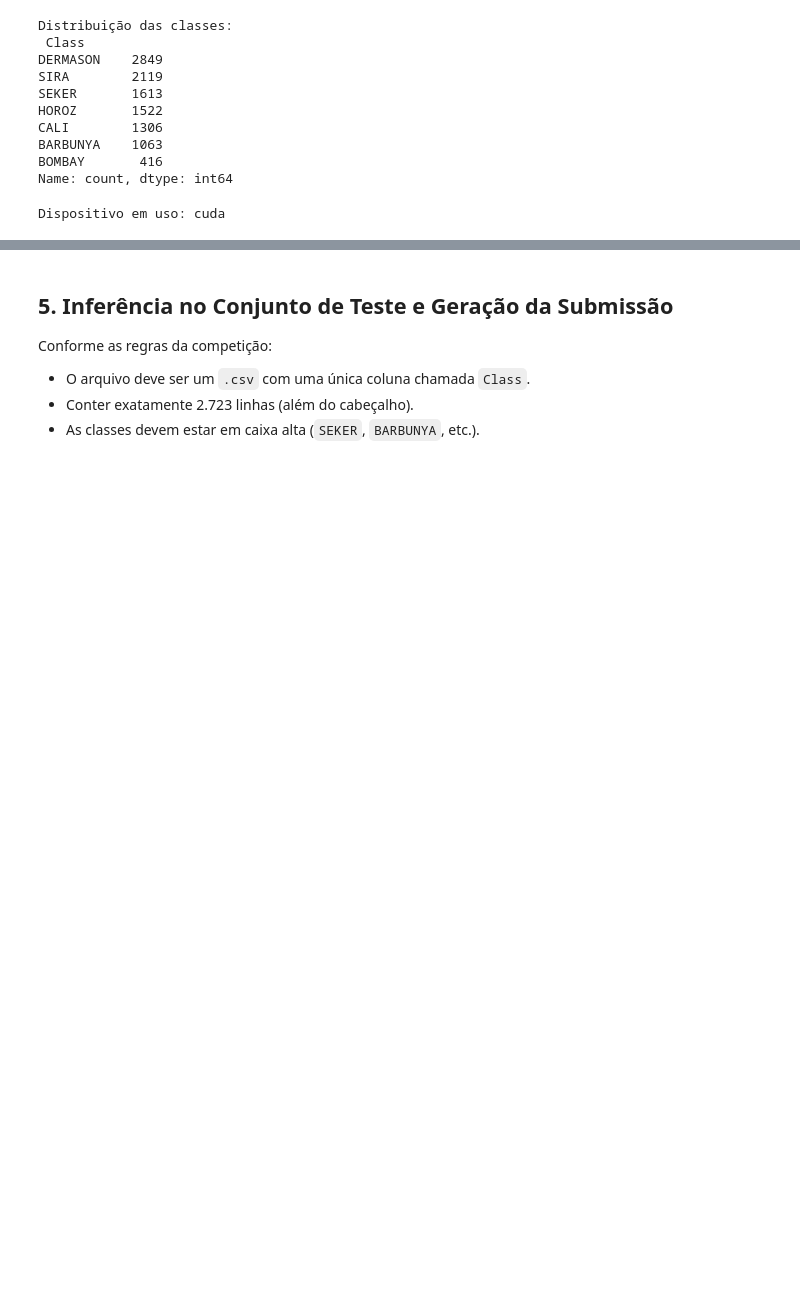
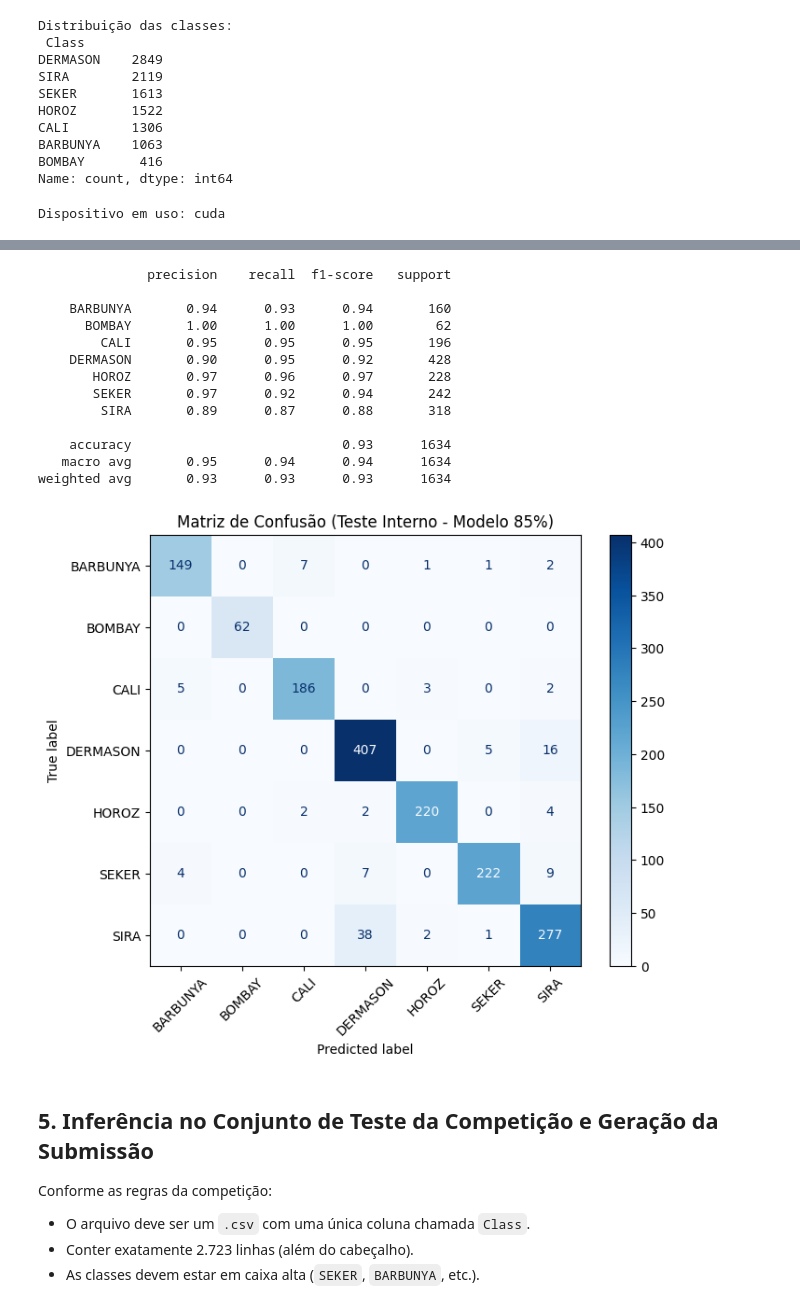
Before and after one commit to Matheus-dCastro/APRENDIZADO-PROFUNDO, a Jupyter notebook: Unidade 01 /01-beans/classificacao de graos.ipynb, the cells around one changed output, grey strips where cells are left out. Drawn from its saved outputs; the diff is of its cells as text; code cells hidden in the pictures; blank space fills up the shorter version.

```diff
--- a/Unidade 01 /01-beans/classificacao de graos.ipynb
+++ b/Unidade 01 /01-beans/classificacao de graos.ipynb
@@ -343,5 +467,44 @@ weighted avg       0.93      0.93      0.93      2178
+# %%
+# Avaliação do modelo q agora tem 85% dos dados no conjunto de Teste Interno
+model.eval()
+test_preds = []
+test_targets = []
+
+with torch.no_grad():
+    for inputs, labels in test_loader:
+        inputs = inputs.to(device)
+        outputs = model(inputs)
+        _, preds = torch.max(outputs, 1)
+
+        test_preds.extend(preds.cpu().numpy())
+        test_targets.extend(labels.numpy())
+
+
+print(classification_report(test_targets, test_preds, target_names=encoder.classes_))
+
+matriz_C = confusion_matrix(test_targets, test_preds)
+fig, ax = plt.subplots(figsize=(8, 6))
+disp = ConfusionMatrixDisplay(confusion_matrix=matriz_C, display_labels=encoder.classes_)
+disp.plot(cmap="Blues", ax=ax, xticks_rotation=45)
+plt.title("Matriz de Confusão (Teste Interno - Modelo 85%)")
+plt.show()
+# %% [output]
+              precision    recall  f1-score   support
+
+    BARBUNYA       0.94      0.93      0.94       160
+      BOMBAY       1.00      1.00      1.00        62
+        CALI       0.95      0.95      0.95       196
+    DERMASON       0.90      0.95      0.92       428
+       HOROZ       0.97      0.96      0.97       228
+       SEKER       0.97      0.92      0.94       242
+        SIRA       0.89      0.87      0.88       318
+
+    accuracy                           0.93      1634
+   macro avg       0.95      0.94      0.94      1634
+weighted avg       0.93      0.93      0.93      1634
+[figure, added]
 # %% [markdown]
-## 5. Inferência no Conjunto de Teste e Geração da Submissão
+## 5. Inferência no Conjunto de Teste da Competição e Geração da Submissão
 
 Conforme as regras da competição:
 * O arquivo deve ser um `.csv` com uma única coluna chamada `Class`.
```
Also changed, not shown: parts of 11 cells of this notebook.
